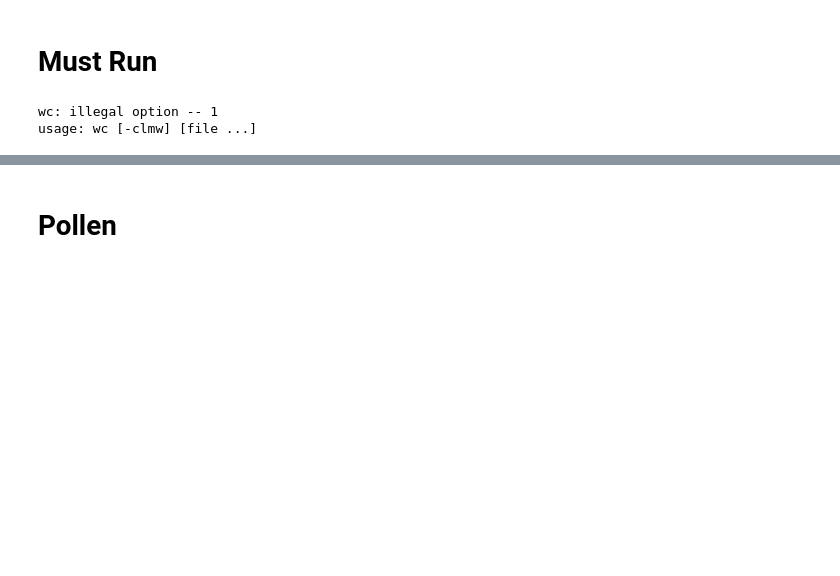
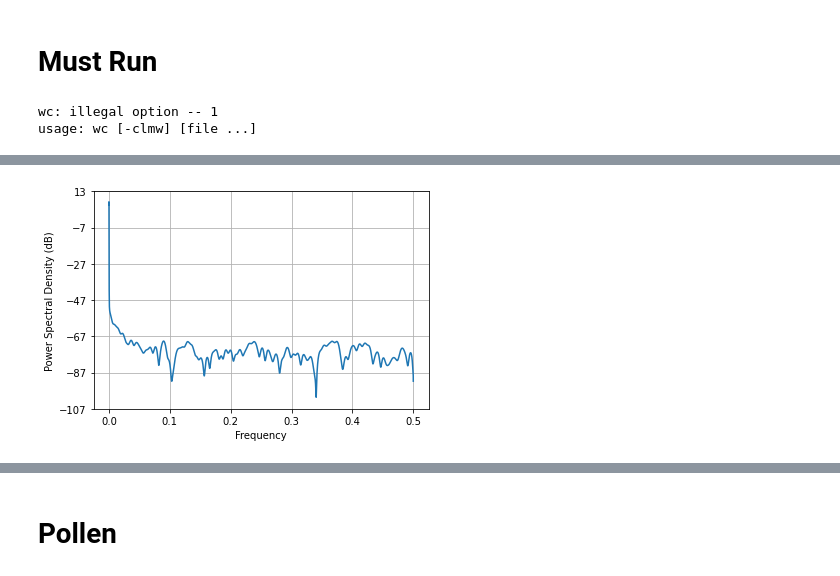
Before and after one commit to athena-ye/Historical-Data, a Jupyter notebook: Historical Data.ipynb, the cells around one changed output, grey strips where cells are left out. Saved outputs shown, nothing was run; the diff lists cells and outputs as text; code cells hidden in the pictures; blank space fills up the shorter version.

```diff
--- a/Historical Data.ipynb
+++ b/Historical Data.ipynb
@@ -21,0 +80,5 @@ usage: wc [-clmw] [file ...]
+# %%
+#PSD of distance per day with an NFFT of 2^14, with plt.psd() detrending the data
+a, b = plt.psd(distperday, Fs = 1, scale_by_freq = False, NFFT = 2**14, detrend = 'linear')
+# %% [output]
+[figure, added]
```
Also changed, not shown: parts of 87 cells of this notebook, 5 other files.
